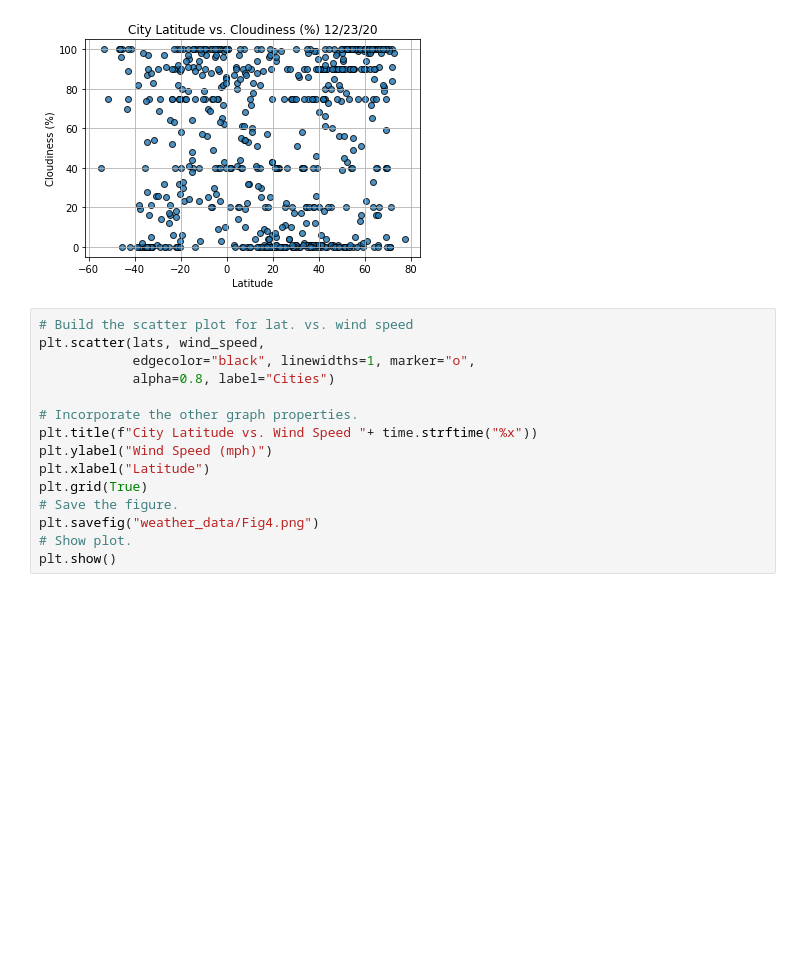
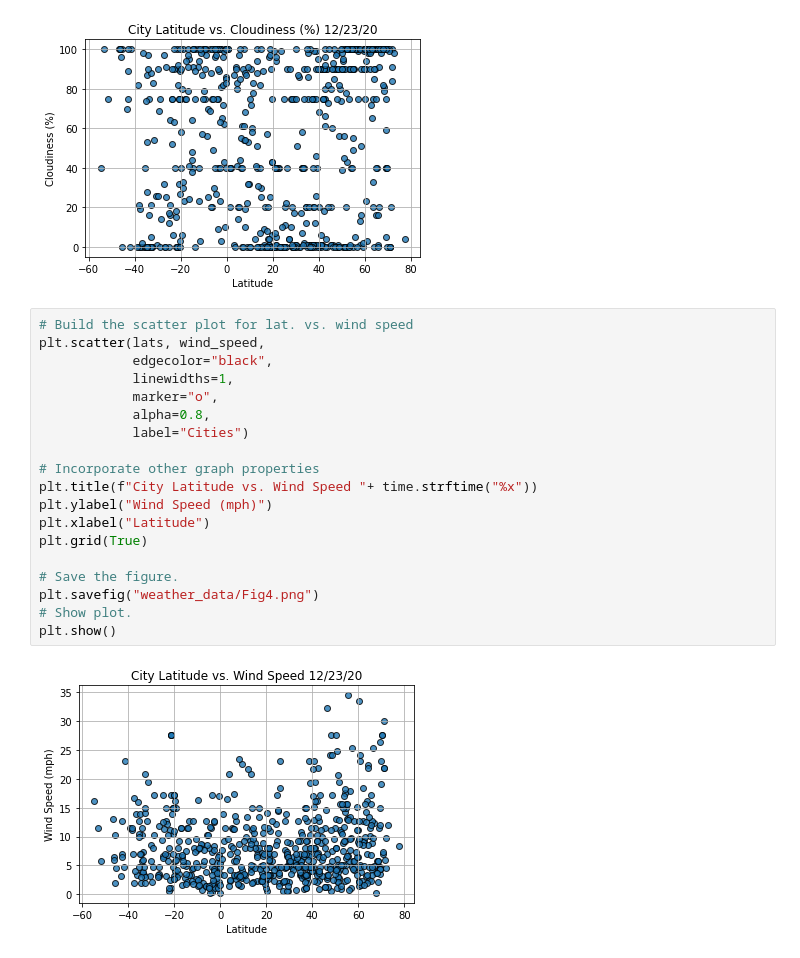
Before and after one commit to ArtTucker/World_Weather_Analysis, a Jupyter notebook: WeatherPy.ipynb, the cells around one changed output. Cells and saved outputs as stored; diff of their text form; blank space fills up the shorter version.

```diff
--- a/WeatherPy.ipynb
+++ b/WeatherPy.ipynb
@@ -240,15 +240,21 @@ plt.show()
 # %%
 # Build the scatter plot for lat. vs. wind speed
 plt.scatter(lats, wind_speed,
-            edgecolor="black", linewidths=1, marker="o",
-            alpha=0.8, label="Cities")
+            edgecolor="black",
+            linewidths=1,
+            marker="o",
+            alpha=0.8,
+            label="Cities")
 
-# Incorporate the other graph properties.
+# Incorporate other graph properties
 plt.title(f"City Latitude vs. Wind Speed "+ time.strftime("%x"))
 plt.ylabel("Wind Speed (mph)")
 plt.xlabel("Latitude")
 plt.grid(True)
+
 # Save the figure.
 plt.savefig("weather_data/Fig4.png")
 # Show plot.
 plt.show()
+# %% [output]
+[figure, added]
```
